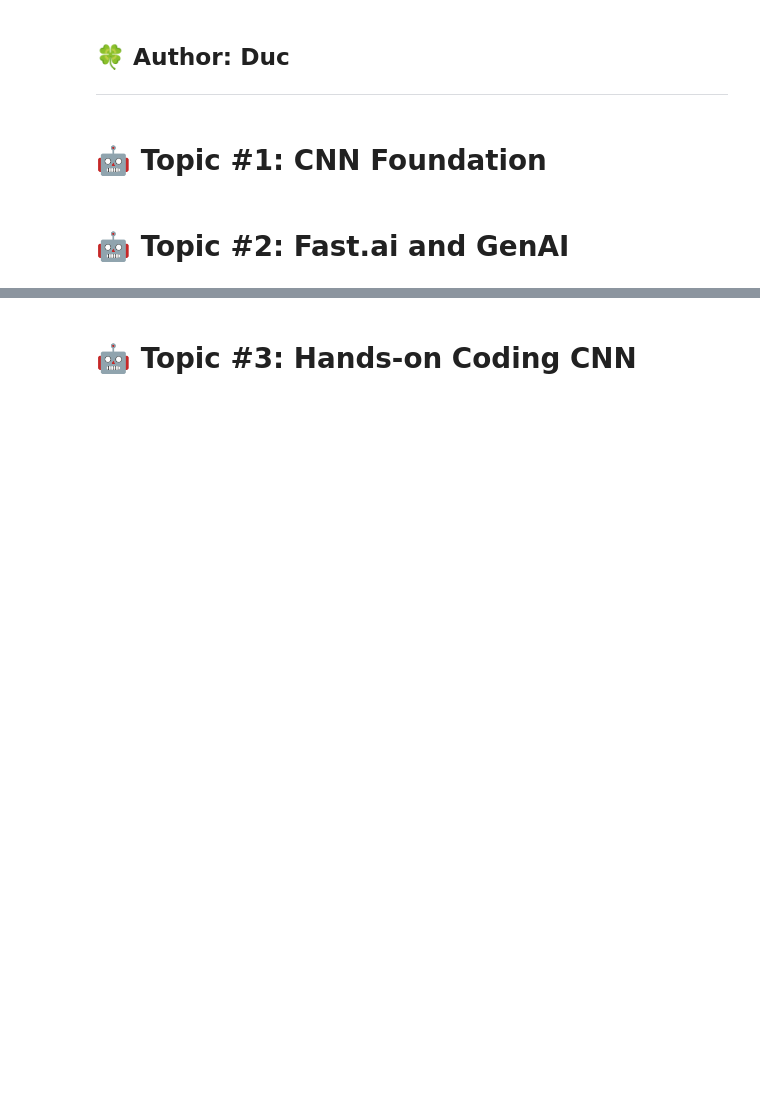
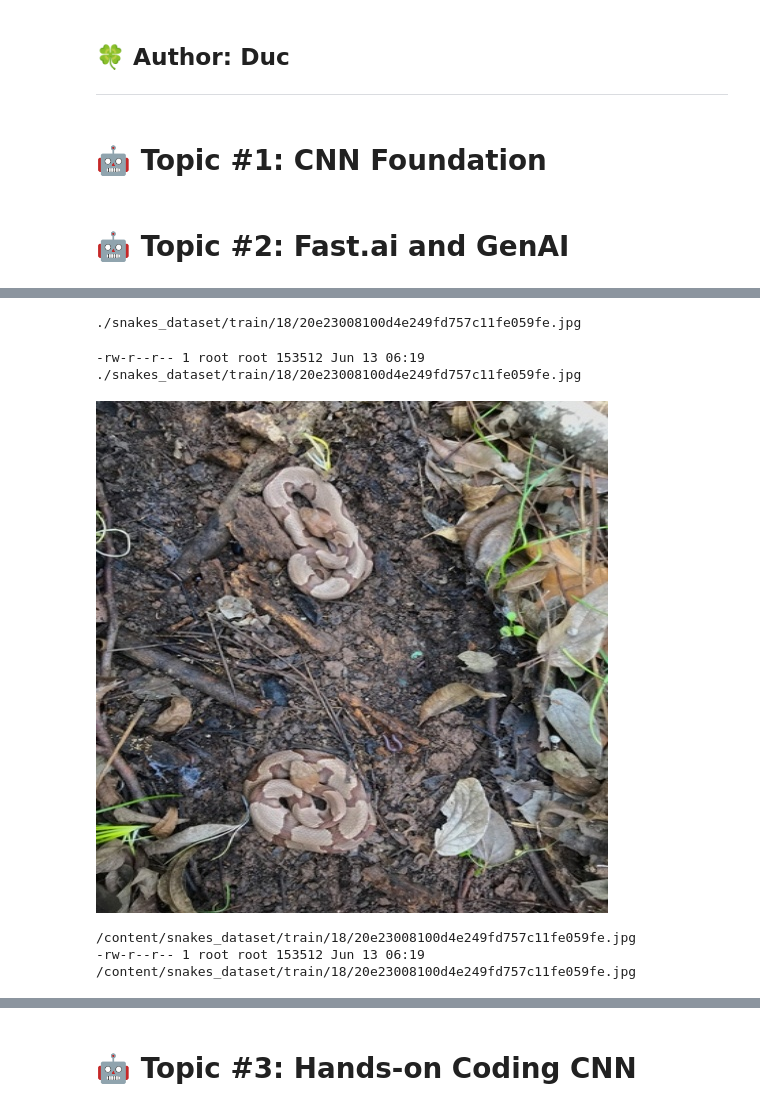
Before and after one commit to duchaba/book_python_genAI_genZ, a Jupyter notebook: Chapter_6_Duc_Python_GenAI_GenZ.ipynb, the cells around one changed output, grey strips where cells are left out. Drawn from its saved outputs; the diff is of its cells as text; code cells hidden in the pictures; blank space fills up the shorter version.

```diff
--- a/Chapter_6_Duc_Python_GenAI_GenZ.ipynb
+++ b/Chapter_6_Duc_Python_GenAI_GenZ.ipynb
@@ -77,0 +299,35 @@ Topics:
+# %%
+# check out each images
+
+dname = './snakes_dataset/train'
+class_id = 18
+uuid = '20e23008100d4e249fd757c11fe059fe'
+fname = f'{dname}/{class_id}/{uuid}.jpg'
+print(fname)
+# %% [output]
+./snakes_dataset/train/18/20e23008100d4e249fd757c11fe059fe.jpg
+# %%
+# check for exist
+!ls -la {fname}
+# %% [output]
+-rw-r--r-- 1 root root 153512 Jun 13 06:19 ./snakes_dataset/train/18/20e23008100d4e249fd757c11fe059fe.jpg
+# %%
+# prompt: display an image from file
+# ./snakes_dataset/train/18/20e23008100d4e249fd757c11fe059fe.jpg
+
+import IPython.display
+
+# Display the image
+IPython.display.Image(filename=fname)
+# %% [output]
+[figure, added]
+# %%
+dname = '/content/snakes_dataset/train'
+class_id = 18
+uuid = '20e23008100d4e249fd757c11fe059fe'
+fname = f'{dname}/{class_id}/{uuid}.jpg'
+print(fname)
+!ls -la {fname}
+# %% [output]
+/content/snakes_dataset/train/18/20e23008100d4e249fd757c11fe059fe.jpg
+-rw-r--r-- 1 root root 153512 Jun 13 06:19 /content/snakes_dataset/train/18/20e23008100d4e249fd757c11fe059fe.jpg
```
Also changed, not shown: parts of 51 cells of this notebook.
